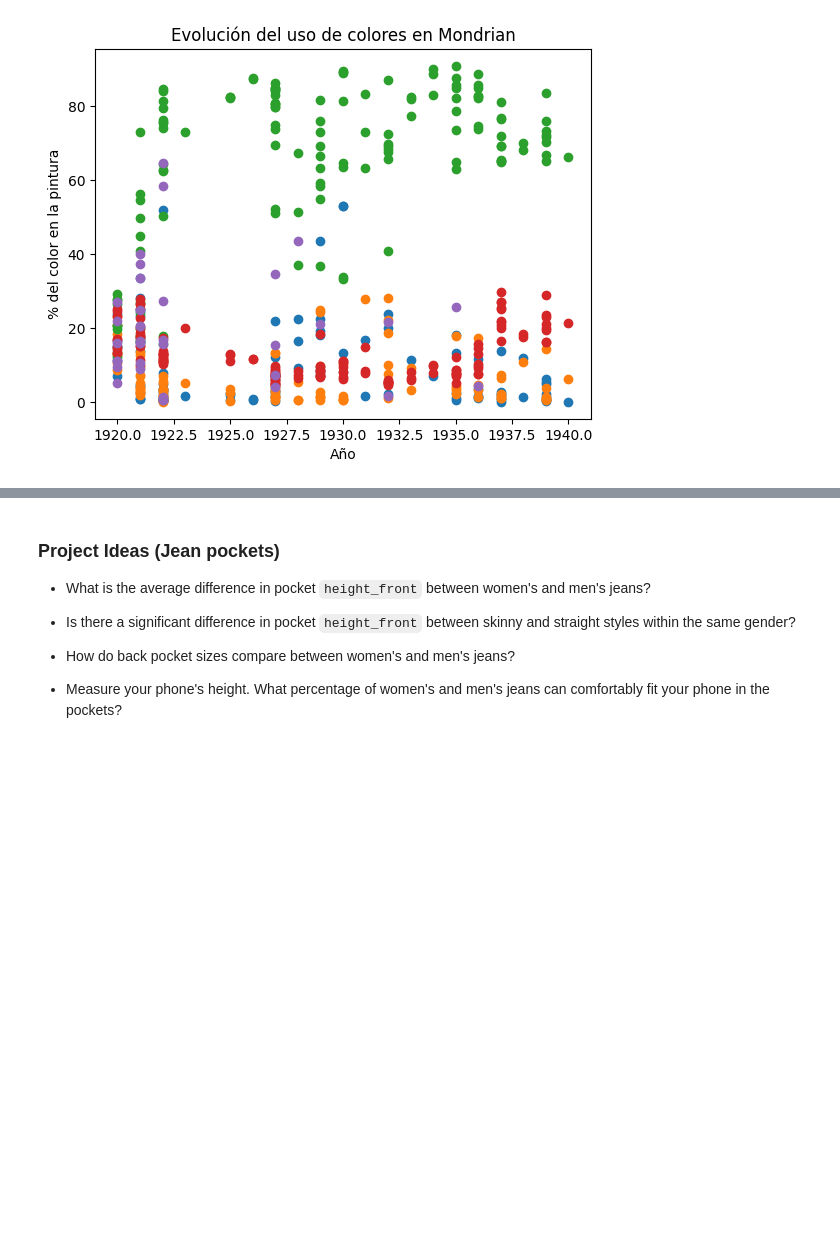
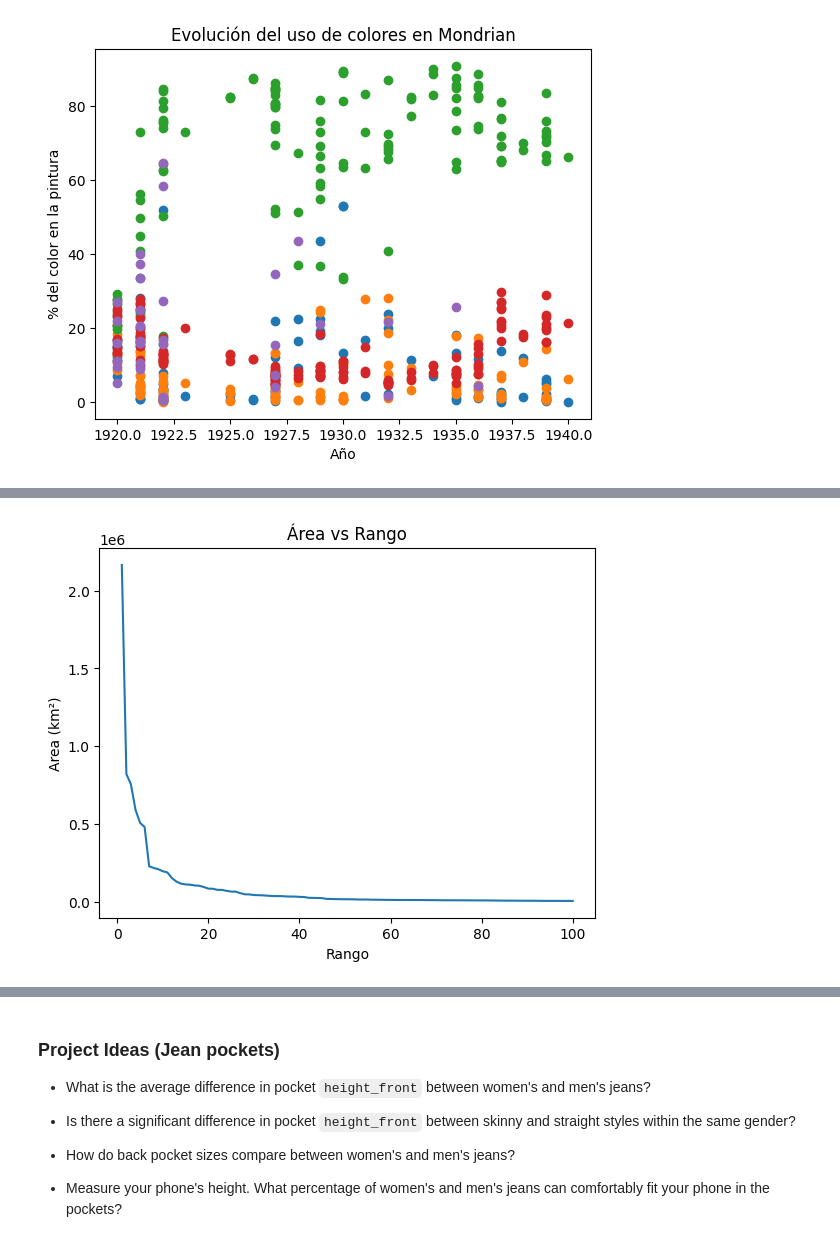
Before and after one commit to Lizbeth-Guerrero/MineriaDeDatos, a Jupyter notebook: Untitled0.ipynb, the cells around one changed output, grey strips where cells are left out. Drawn from its saved outputs; the diff is of its cells as text; code cells hidden in the pictures; blank space fills up the shorter version.

```diff
--- a/Untitled0.ipynb
+++ b/Untitled0.ipynb
@@ -1123,0 +1123,3 @@ plt.show()
+# %%
+df = pd.read_csv('largest-islands.csv')
+df.head()
@@ -1123,0 +1165,11 @@ plt.show()
+# %%
+#Create a line graph with area on the y-axis and rank on the x-axis. The data should be ordered by rank, from largest to smallest.
+df = df.sort_values('area', ascending=False).reset_index(drop=True)
+df['rank'] = df.index + 1
+plt.plot(df['rank'], df['area'])
+plt.xlabel('Rango')
+plt.ylabel('Area (km²)')
+plt.title('Área vs Rango')
+plt.show()
+# %% [output]
+[figure, added]
```
Also changed, not shown: parts of 7 cells of this notebook.
